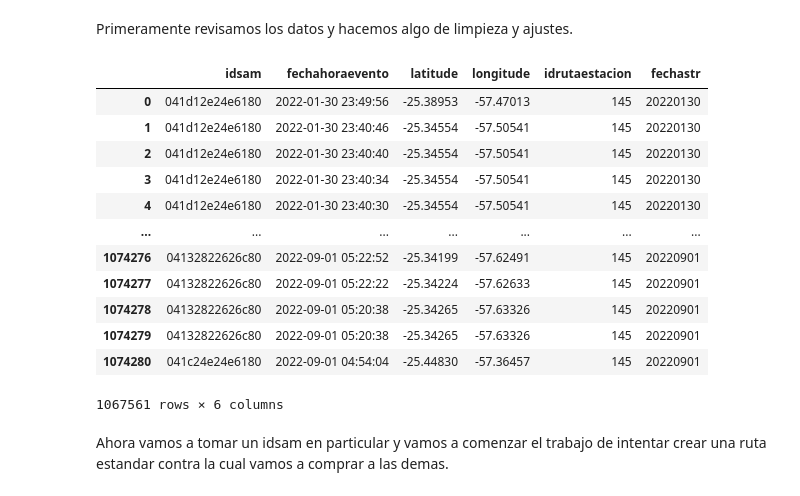
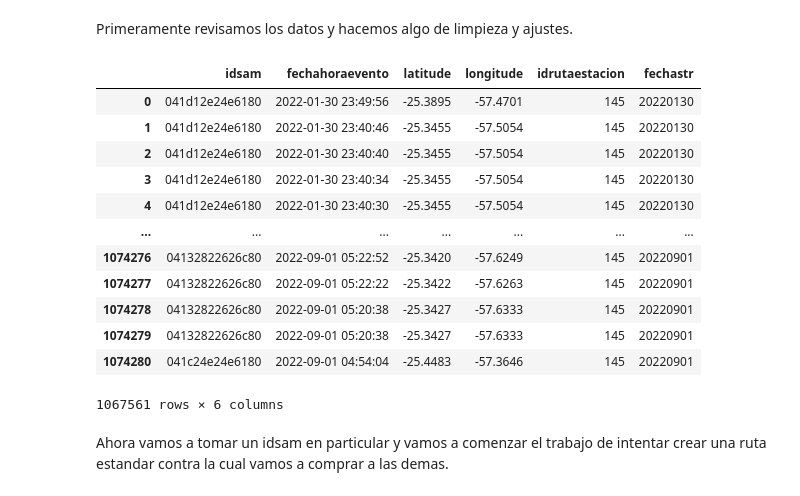
Before and after one commit to pabloacastillo/billetaje-electronico-py-2022, a Jupyter notebook: notebooks/recorridos-por-idsam-idrutalinea/deteccion-de-trayecto.ipynb, the cells around one changed output. Drawn from its saved outputs; the diff is of its cells as text; code cells hidden in the pictures.

```diff
--- a/notebooks/recorridos-por-idsam-idrutalinea/deteccion-de-trayecto.ipynb
+++ b/notebooks/recorridos-por-idsam-idrutalinea/deteccion-de-trayecto.ipynb
@@ -104,26 +104,34 @@ Primeramente revisamos los datos y hacemos algo de limpieza y ajustes.
 # %%
 # Convertimos la columna de cadena a fecha
 datos_rutas['fechahoraevento']= pd.to_datetime(datos_rutas['fechahoraevento'])
 
 # Remover todos los casos donde latitud y longitud sean ceros
 datos_rutas = datos_rutas[(datos_rutas[['latitude','longitude']] != 0).all(axis=1)]
 # datos_rutas["fechastr"] = datos_rutas['fechahoraevento'].dt.strftime('%Y%m%d%H%M')
 datos_rutas["fechastr"] = datos_rutas['fechahoraevento'].dt.strftime('%Y%m%d')
+# REDUCIMOS LA RESOLUCION DE LOS DATOS GPS A 4 DECIMALES PARA FACILITAR LA AGRUPACION Y GENERACION DE TRAYECTORIAS
+datos_rutas["latitude"]=datos_rutas["latitude"] * 1.000000000001
+datos_rutas["longitude"]=datos_rutas["longitude"] * 1.000000000001
 
+# datos_rutas.loc[:, "latitude"] = datos_rutas["latitude"].map('{:.4f}'.format)
+# datos_rutas.loc[:, "longitude"] = datos_rutas["longitude"].map('{:.4f}'.format)
+
+datos_rutas["latitude"]=datos_rutas["latitude"].round(4)
+datos_rutas["longitude"]=datos_rutas["longitude"].round(4)
 datos_rutas
 # %% [output]
 |  | idsam | fechahoraevento | latitude | longitude | idrutaestacion | fechastr |
-| 0 | 041d12e24e6180 | 2022-01-30 23:49:56 | -25.38953 | -57.47013 | 145 | 20220130 |
-| 1 | 041d12e24e6180 | 2022-01-30 23:40:46 | -25.34554 | -57.50541 | 145 | 20220130 |
-| 2 | 041d12e24e6180 | 2022-01-30 23:40:40 | -25.34554 | -57.50541 | 145 | 20220130 |
-| 3 | 041d12e24e6180 | 2022-01-30 23:40:34 | -25.34554 | -57.50541 | 145 | 20220130 |
-| 4 | 041d12e24e6180 | 2022-01-30 23:40:30 | -25.34554 | -57.50541 | 145 | 20220130 |
+| 0 | 041d12e24e6180 | 2022-01-30 23:49:56 | -25.3895 | -57.4701 | 145 | 20220130 |
+| 1 | 041d12e24e6180 | 2022-01-30 23:40:46 | -25.3455 | -57.5054 | 145 | 20220130 |
+| 2 | 041d12e24e6180 | 2022-01-30 23:40:40 | -25.3455 | -57.5054 | 145 | 20220130 |
+| 3 | 041d12e24e6180 | 2022-01-30 23:40:34 | -25.3455 | -57.5054 | 145 | 20220130 |
+| 4 | 041d12e24e6180 | 2022-01-30 23:40:30 | -25.3455 | -57.5054 | 145 | 20220130 |
 | ... | ... | ... | ... | ... | ... | ... |
-| 1074276 | 04132822626c80 | 2022-09-01 05:22:52 | -25.34199 | -57.62491 | 145 | 20220901 |
-| 1074277 | 04132822626c80 | 2022-09-01 05:22:22 | -25.34224 | -57.62633 | 145 | 20220901 |
-| 1074278 | 04132822626c80 | 2022-09-01 05:20:38 | -25.34265 | -57.63326 | 145 | 20220901 |
-| 1074279 | 04132822626c80 | 2022-09-01 05:20:38 | -25.34265 | -57.63326 | 145 | 20220901 |
-| 1074280 | 041c24e24e6180 | 2022-09-01 04:54:04 | -25.44830 | -57.36457 | 145 | 20220901 |
+| 1074276 | 04132822626c80 | 2022-09-01 05:22:52 | -25.3420 | -57.6249 | 145 | 20220901 |
+| 1074277 | 04132822626c80 | 2022-09-01 05:22:22 | -25.3422 | -57.6263 | 145 | 20220901 |
+| 1074278 | 04132822626c80 | 2022-09-01 05:20:38 | -25.3427 | -57.6333 | 145 | 20220901 |
+| 1074279 | 04132822626c80 | 2022-09-01 05:20:38 | -25.3427 | -57.6333 | 145 | 20220901 |
+| 1074280 | 041c24e24e6180 | 2022-09-01 04:54:04 | -25.4483 | -57.3646 | 145 | 20220901 |
 1067561 rows × 6 columns
 # %% [markdown]
 Ahora vamos a tomar un idsam en particular y vamos a comenzar el trabajo de intentar crear una ruta estandar contra la cual vamos a comprar a las demas.
```
Also changed, not shown: parts of 8 cells of this notebook, 17 other files.
